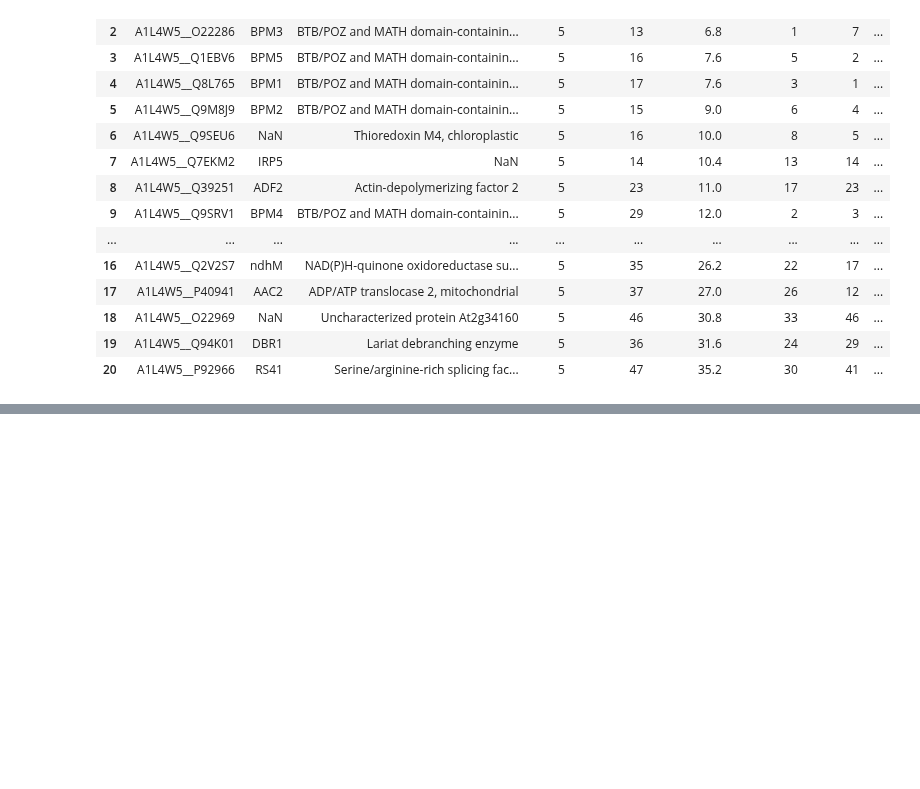
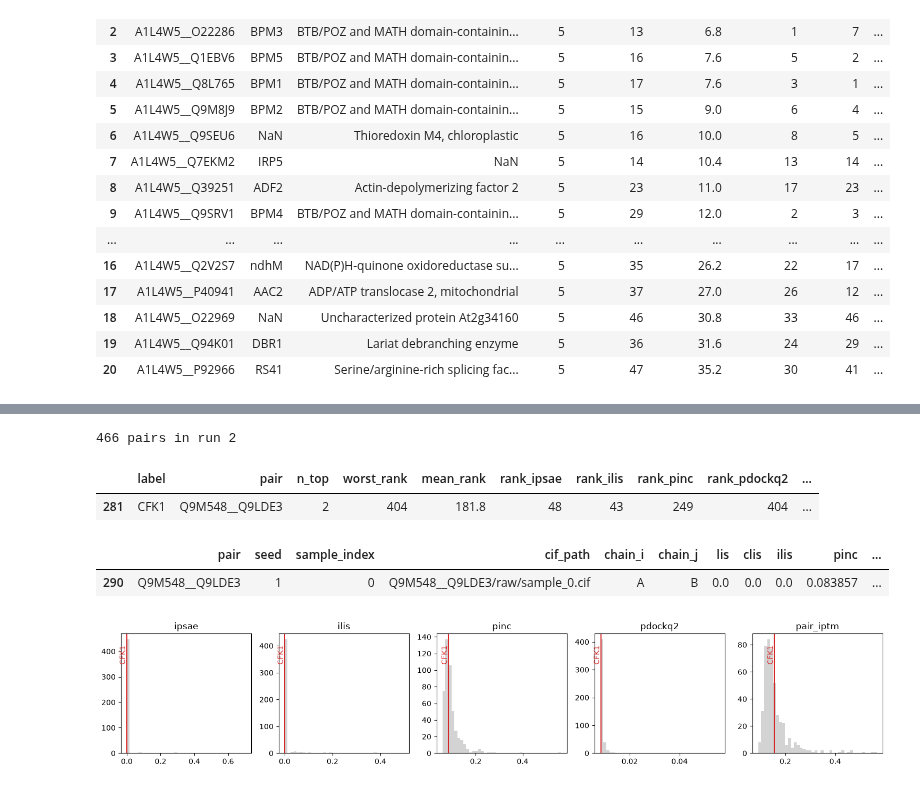
Before and after one commit to EtienneReboul/NanoPulldown, a Jupyter notebook: notebooks/top_interactors.ipynb, the cells around one changed output, grey strips where cells are left out. Saved outputs shown, nothing was run; the diff lists cells and outputs as text; code cells hidden in the pictures; blank space fills up the shorter version.

```diff
--- a/notebooks/top_interactors.ipynb
+++ b/notebooks/top_interactors.ipynb
@@ -145,0 +308,29 @@ cons[cols].head(max(TOP_N, len(all_top)))
+# %%
+KNOWN = {"Q9LDE3": "CFK1"}   # UniProt id -> label; add other known interactors here
+
+known = cons2[cons2["prey"].isin(KNOWN)].copy()
+known.insert(0, "label", known["prey"].map(KNOWN))
+print(f"{len(cons2)} pairs in run 2")
+known[["label", "pair", "n_top", "worst_rank", "mean_rank"]
+      + [f"rank_{m}" for m in CONSISTENT_METRICS] + CONSISTENT_METRICS]
+# %% [output]
+466 pairs in run 2
+|  | label | pair | n_top | worst_rank | mean_rank | rank_ipsae | rank_ilis | rank_pinc | rank_pdockq2 | ... |
+| 281 | CFK1 | Q9M548__Q9LDE3 | 2 | 404 | 181.8 | 48 | 43 | 249 | 404 | ... |
+# %%
+# per-sample / per-chain-pair rows: does any sample give a non-zero interface score?
+metrics2[metrics2["prey"].isin(KNOWN)].sort_values(RANK_METRIC, ascending=False)
+# %% [output]
+|  | pair | seed | sample_index | cif_path | chain_i | chain_j | lis | clis | ilis | pinc | ... |
+| 290 | Q9M548__Q9LDE3 | 1 | 0 | Q9M548__Q9LDE3/raw/sample_0.cif | A | B | 0.0 | 0.0 | 0.0 | 0.083857 | ... |
+# %%
+fig, axes = plt.subplots(1, len(CONSISTENT_METRICS), figsize=(3 * len(CONSISTENT_METRICS), 3))
+for ax, m in zip(axes, CONSISTENT_METRICS):
+    ax.hist(cons2[m], bins=40, color="lightgrey")
+    for _, r in known.iterrows():
+        ax.axvline(r[m], color="tab:red")
+        ax.text(r[m], ax.get_ylim()[1] * 0.9, r["label"], color="tab:red", rotation=90, va="top", ha="right")
+    ax.set_title(m)
+plt.tight_layout()
+# %% [output]
+[figure, added]
```
Also changed, not shown: parts of 17 cells of this notebook.
